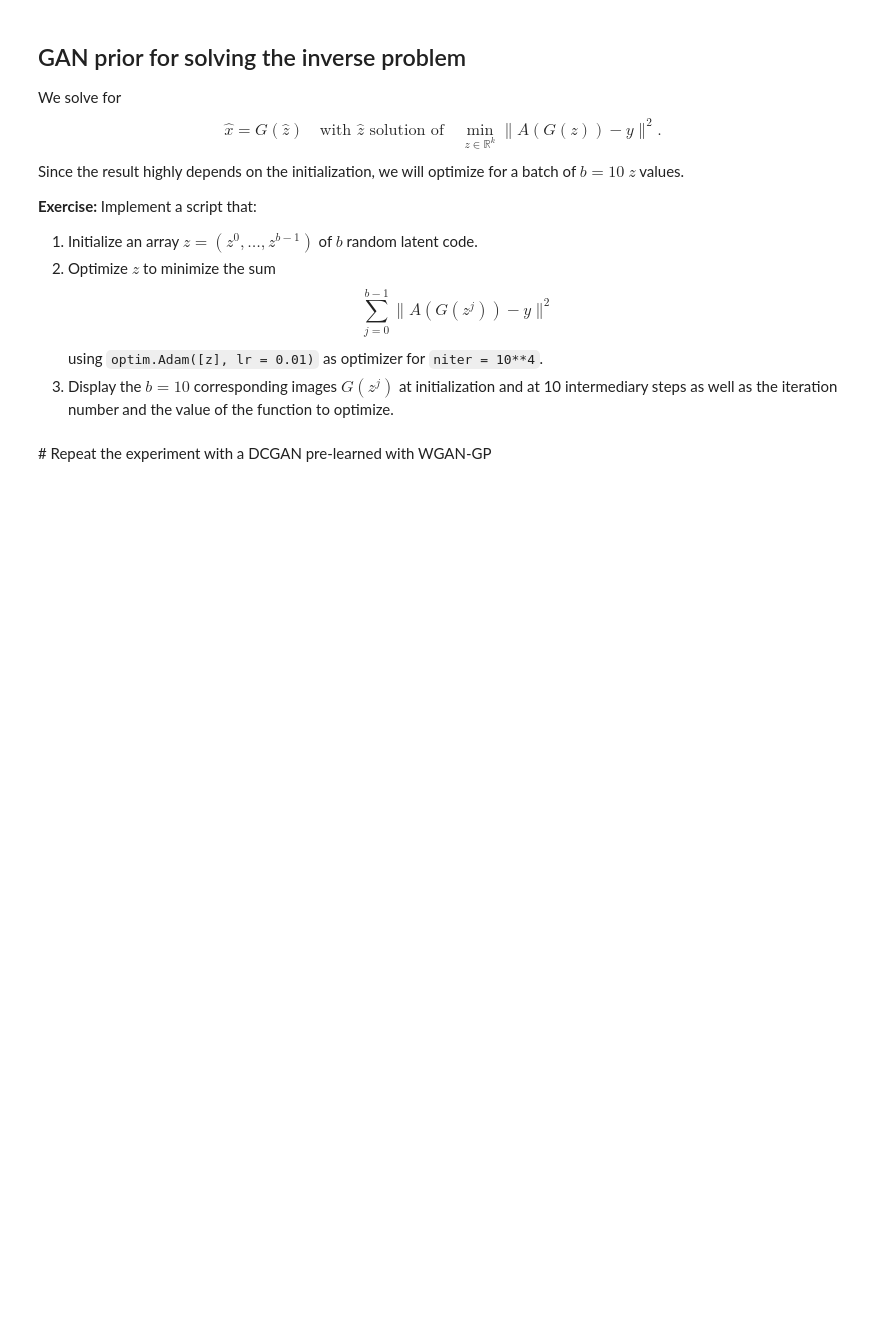
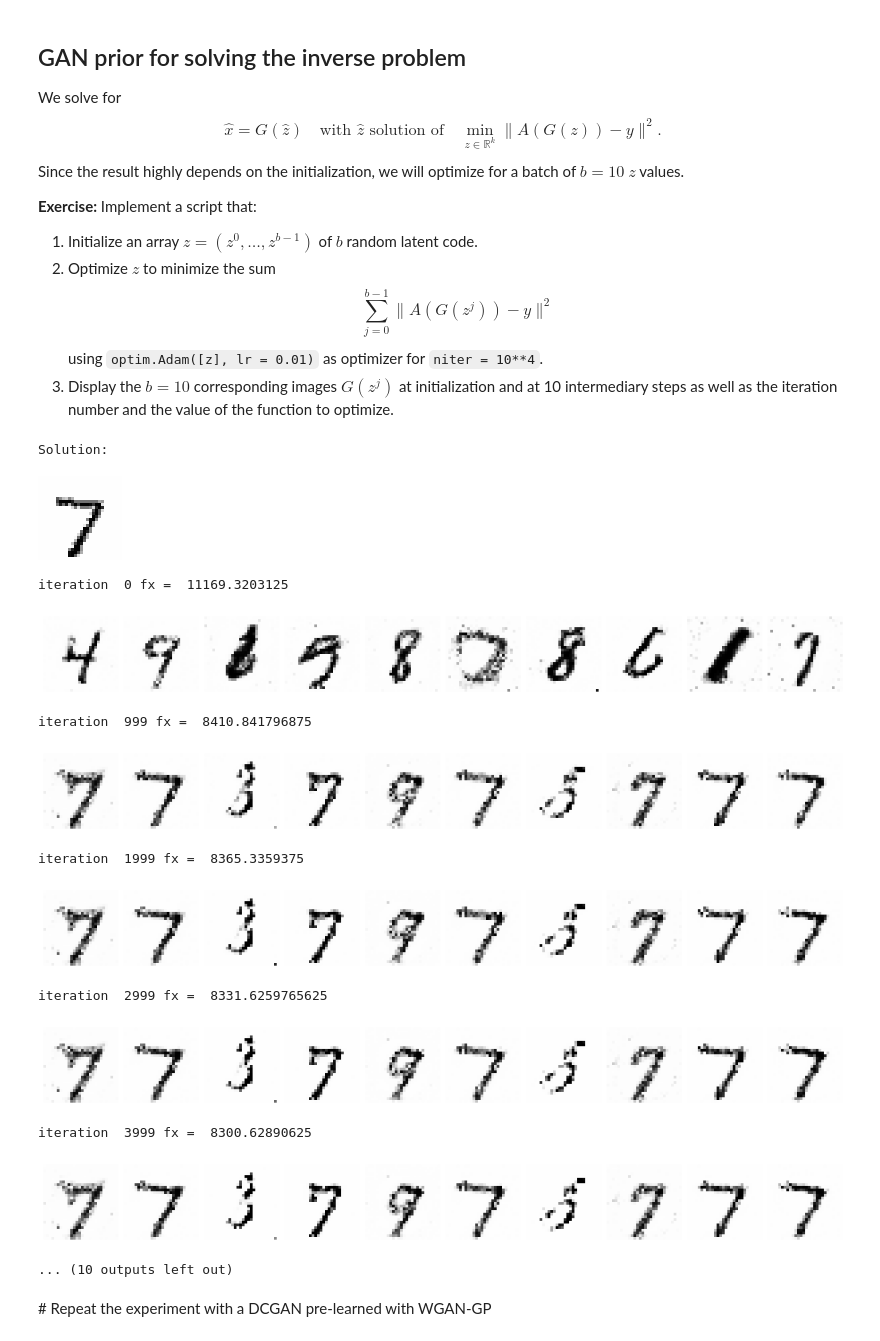
Before and after one commit to KHOUTAIBI/TSIA-TP, a Jupyter notebook: tp2526/tp5_exo2_inverse_problem_with_generative_prior.ipynb, the cells around one changed output. Cells and saved outputs as stored; diff of their text form; code cells hidden in the pictures; blank space fills up the shorter version.

```diff
--- a/tp2526/tp5_exo2_inverse_problem_with_generative_prior.ipynb
+++ b/tp2526/tp5_exo2_inverse_problem_with_generative_prior.ipynb
@@ -242,28 +253,44 @@
 # %%
 
 # initialize z
 ### ... ###
 
-optimizer = optim.Adam([z], lr = .01)
+z = torch.randn(size = (10, k)).to(device)
+z.requires_grad_(True)
+optimizer = optim.Adam([z], lr = 0.01)
 
 print('Solution:')
 imshow(x0, False);
 niter = 10**4
 losslist = []
 
 for it in range(niter):
 
     optimizer.zero_grad()
-    fx = ### ... ###
+    fx = torch.linalg.norm(batchA(G_net(z)) - y)**2 ### ... ###
     fx.backward()
     optimizer.step()
     losslist.append(fx.item())
 
     if it==0 or it%(niter//10) == niter//10-1:
         print("iteration ", it, "fx = ", fx.item())
         show(G_net,z=z)
 
 plt.plot(losslist)
+# %% [output]
+Solution:
+[figure, added]
+iteration  0 fx =  11169.3203125
+[figure, added]
+iteration  999 fx =  8410.841796875
+[figure, added]
+iteration  1999 fx =  8365.3359375
+[figure, added]
+iteration  2999 fx =  8331.6259765625
+[figure, added]
+iteration  3999 fx =  8300.62890625
+[figure, added]
+... (10 outputs left out)
 # %% [markdown]
 # Repeat the experiment with a DCGAN pre-learned with WGAN-GP
 # %%
```
Also changed, not shown: parts of 3 cells of this notebook.
